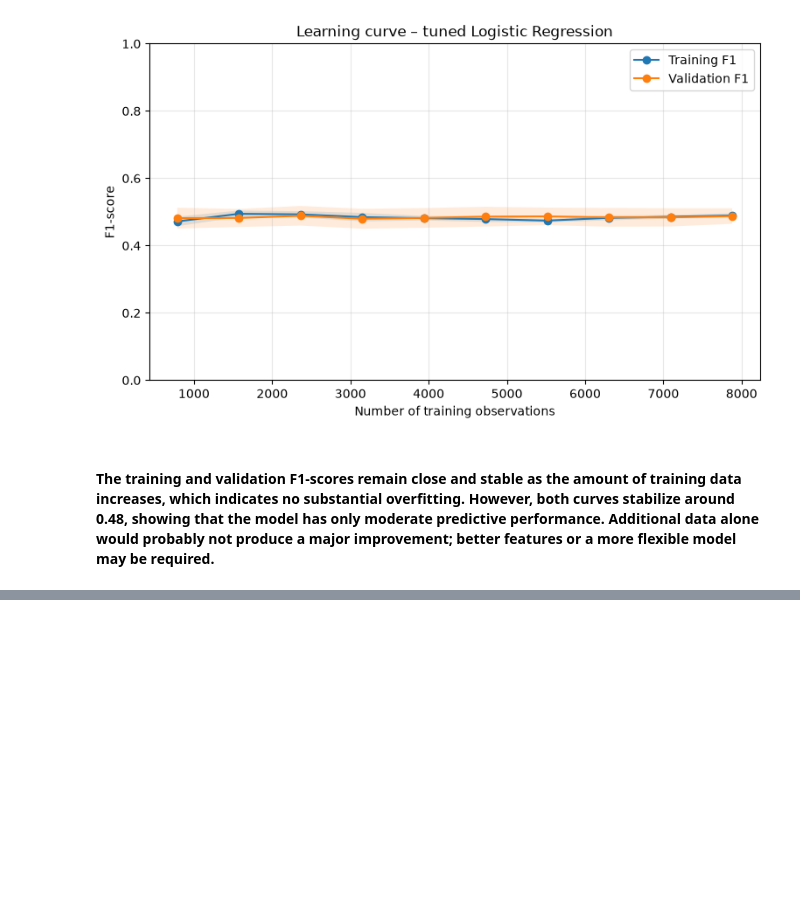
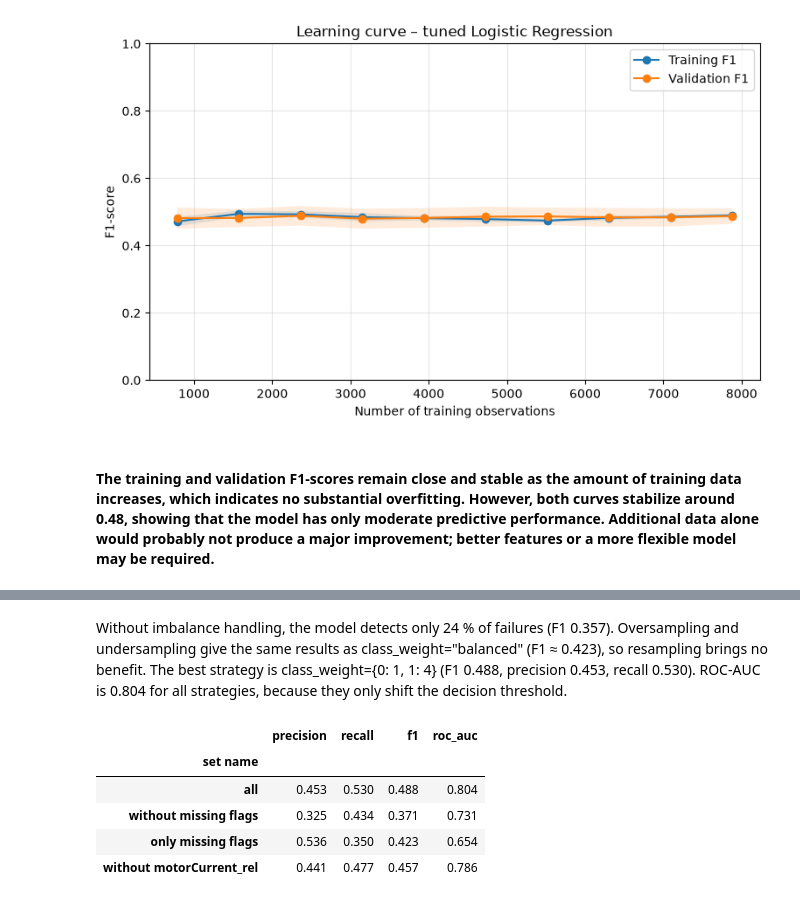
Before and after one commit to NovAndrii/IAU_project, a Jupyter notebook: Faza3_Kardash_Novitskyi.ipynb, the cells around one changed output, grey strips where cells are left out. Saved outputs shown, nothing was run; the diff lists cells and outputs as text; code cells hidden in the pictures; blank space fills up the shorter version.

```diff
--- a/Faza3_Kardash_Novitskyi.ipynb
+++ b/Faza3_Kardash_Novitskyi.ipynb
@@ -1291,0 +1370,36 @@ plt.show()
+# %% [markdown]
+Without imbalance handling, the model detects only 24 % of failures (F1 0.357). Oversampling and undersampling give the same results as class_weight="balanced" (F1 ≈ 0.423), so resampling brings no benefit. The best strategy is class_weight={0: 1, 1: 4} (F1 0.488, precision 0.453, recall 0.530). ROC-AUC is 0.804 for all strategies, because they only shift the decision threshold.
+# %%
+missing_flags = ["bin__filter_dp_missing", "bin__vibrationRms_missing"]
+mtc = ["num__motorCurrent_rel"]
+
+feature_sets = {
+    "all" : X_train.columns.tolist(),
+    "without missing flags" : [col for col in X_train.columns if col not in missing_flags],
+    "only missing flags" : missing_flags,
+    "without motorCurrent_rel" : [col for col in X_train.columns if col not in mtc]
+}
+
+set_results = []
+for set_name, columns in feature_sets.items():
+    model = LogisticRegression(C=1, max_iter=2000, random_state=42, class_weight={0: 1, 1: 4})
+    scores = cross_validate(model, X_train[columns], y_train, cv=cv, scoring=["precision", "recall", "f1"])
+    scores = cross_validate(model, X_train[columns], y_train, cv=cv, scoring=["precision", "recall", "f1", "roc_auc"])
+
+    set_results.append({
+        "set name": set_name,
+        "precision": scores["test_precision"].mean(),
+        "recall": scores["test_recall"].mean(),
+        "f1": scores["test_f1"].mean(),
+        "roc_auc": scores["test_roc_auc"].mean(),
+    })
+
+set_compare = pd.DataFrame(set_results).set_index("set name")
+display(set_compare.round(3))
+# %% [output]
+|  | precision | recall | f1 | roc_auc |
+| set name |  |  |  |  |
+| all | 0.453 | 0.530 | 0.488 | 0.804 |
+| without missing flags | 0.325 | 0.434 | 0.371 | 0.731 |
+| only missing flags | 0.536 | 0.350 | 0.423 | 0.654 |
+| without motorCurrent_rel | 0.441 | 0.477 | 0.457 | 0.786 |
```
Also changed, not shown: parts of 30 cells of this notebook.
